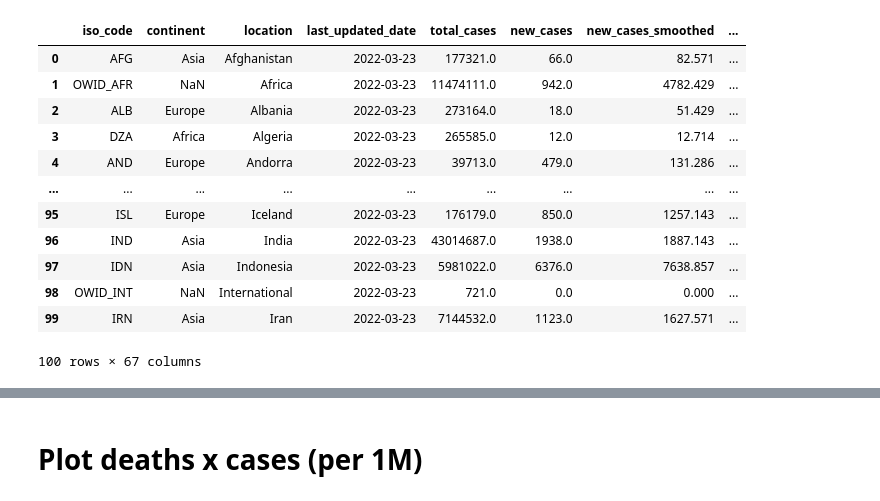
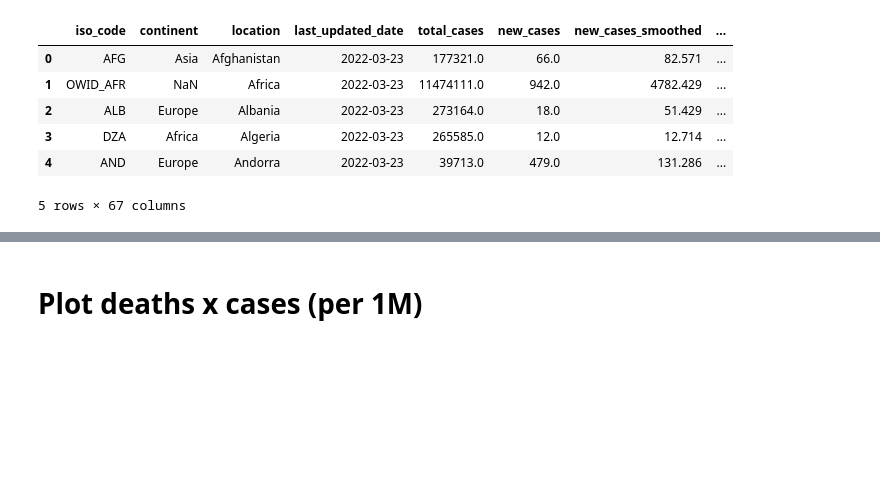
Before and after one commit to ThOliveira23/PH482_582_Sp22, a Jupyter notebook: Projeto/graveyard_covid_project.ipynb, the cells around one changed output, grey strips where cells are left out. Drawn from its saved outputs; the diff is of its cells as text; code cells hidden in the pictures; blank space fills up the shorter version.

```diff
--- a/Projeto/graveyard_covid_project.ipynb
+++ b/Projeto/graveyard_covid_project.ipynb
@@ -26,18 +26,12 @@ Data columns (total 67 columns):
 dtypes: float64(62), object(5)
 memory usage: 122.1+ KB
 # %%
-data.head(100)
+data.head()
 # %% [output]
 |  | iso_code | continent | location | last_updated_date | total_cases | new_cases | new_cases_smoothed | ... |
 | 0 | AFG | Asia | Afghanistan | 2022-03-23 | 177321.0 | 66.0 | 82.571 | ... |
 | 1 | OWID_AFR | NaN | Africa | 2022-03-23 | 11474111.0 | 942.0 | 4782.429 | ... |
 | 2 | ALB | Europe | Albania | 2022-03-23 | 273164.0 | 18.0 | 51.429 | ... |
 | 3 | DZA | Africa | Algeria | 2022-03-23 | 265585.0 | 12.0 | 12.714 | ... |
 | 4 | AND | Europe | Andorra | 2022-03-23 | 39713.0 | 479.0 | 131.286 | ... |
-| ... | ... | ... | ... | ... | ... | ... | ... | ... |
-| 95 | ISL | Europe | Iceland | 2022-03-23 | 176179.0 | 850.0 | 1257.143 | ... |
-| 96 | IND | Asia | India | 2022-03-23 | 43014687.0 | 1938.0 | 1887.143 | ... |
-| 97 | IDN | Asia | Indonesia | 2022-03-23 | 5981022.0 | 6376.0 | 7638.857 | ... |
-| 98 | OWID_INT | NaN | International | 2022-03-23 | 721.0 | 0.0 | 0.000 | ... |
-| 99 | IRN | Asia | Iran | 2022-03-23 | 7144532.0 | 1123.0 | 1627.571 | ... |
-100 rows × 67 columns
+5 rows × 67 columns
```
Also changed, not shown: parts of 19 cells of this notebook.
